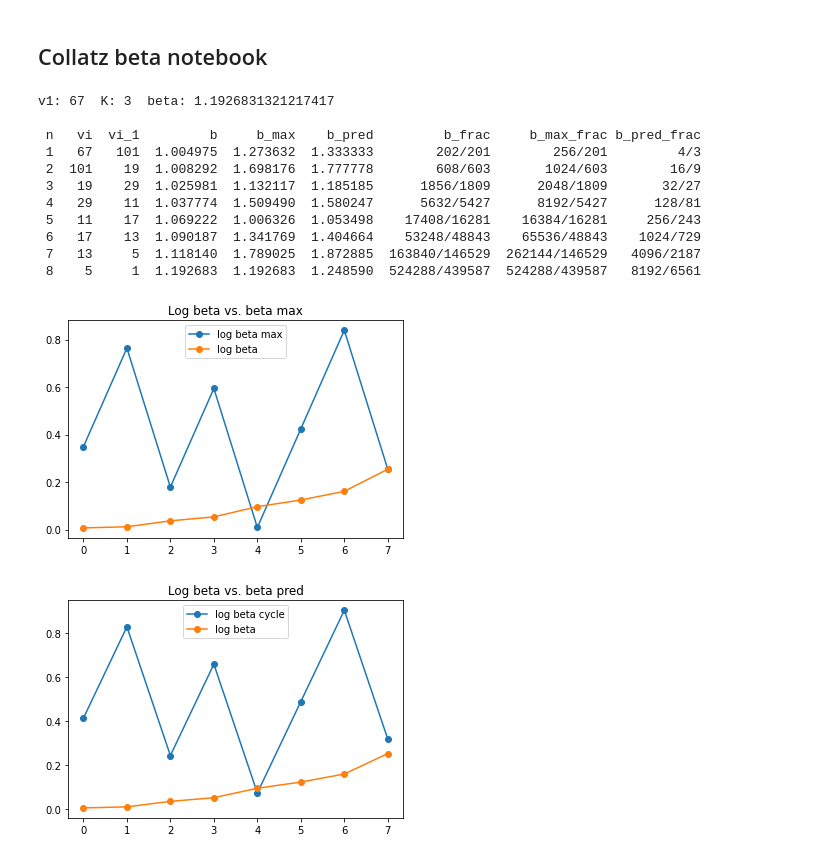
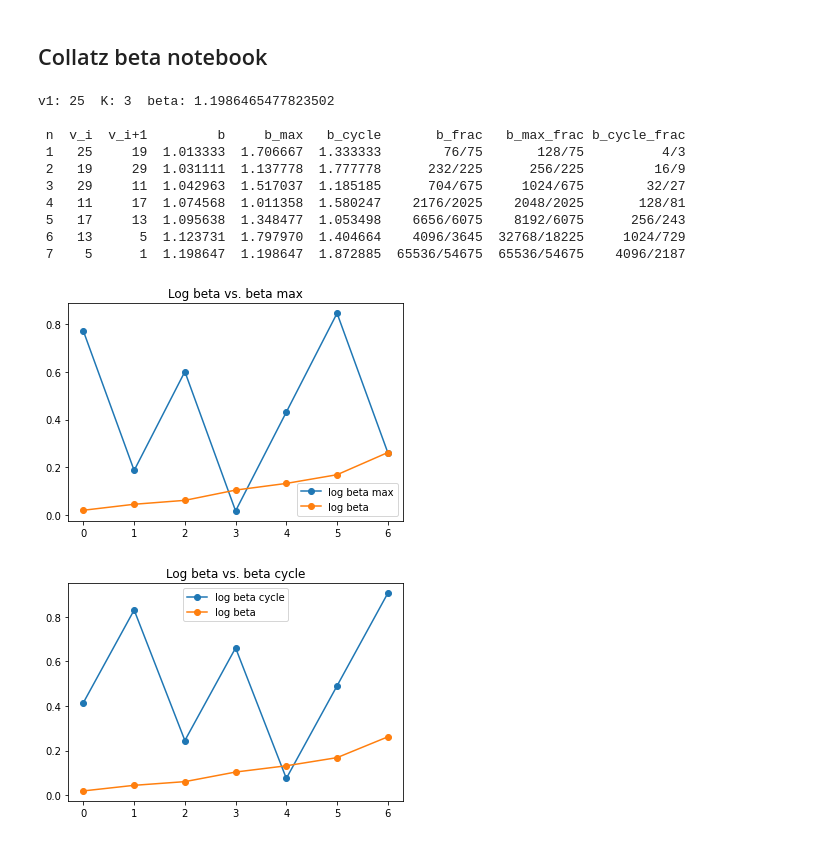
Before and after one commit to c4ristian/collatz, a Jupyter notebook: notebooks/beta.ipynb, the cells around one changed output. Cells and saved outputs as stored; diff of their text form; code cells hidden in the pictures.

```diff
--- a/notebooks/beta.ipynb
+++ b/notebooks/beta.ipynb
@@ -3,8 +3,7 @@
 # %%
 """
 This notebook analyses the betas of collatz sequences and their relationship
-to other components. The beta  of an odd collatz number is defined by the
-following equation: beta = 1 + 1/k*x where x is the odd number.
+to other components.
 """
 
 # Fix possible import problems
@@ -30,19 +29,16 @@ start_value = rnd.randint(1, max_value)
 if start_value % 2 == 0:
     start_value = start_value + 1
 
-# start_value = 35
-
 pd.set_option('display.expand_frame_repr', False)
 pd.set_option('display.max_rows', 10000)
 pd.set_option('display.expand_frame_repr', False)
 
-# Create a collatz sequence and analyse it
+# Generate Collatz sequence
 analysis_frame = gen.generate_odd_collatz_sequence(
     start_value=start_value, k=k, max_iterations=max_iterations)
 
-# Drop last row if sequences has ended with 1
-if len(analysis_frame) > 1:
-    analysis_frame = analysis_frame[:-1]
+# Drop last row
+analysis_frame = analysis_frame[:-1]
 
 # Derive additional fields
 analysis_frame["n"] = analysis_frame.index + 1
@@ -62,11 +58,11 @@ analysis_frame["beta_log"] = analysis_frame["beta"].apply(log2)
 analysis_frame["beta_log_max"] = analysis_frame["alpha_max"] - \
                              analysis_frame["n"] * log2(k) - log2(start_value)
 
-analysis_frame["beta_log_pred"] = (analysis_frame["n"] * log2(k)).astype('int64') + 1 - \
+analysis_frame["beta_log_cycle"] = (analysis_frame["n"] * log2(k)).astype('int64') + 1 - \
                                    analysis_frame["n"] * log2(k)
 
 analysis_frame["beta_max"] = 2**analysis_frame["beta_log_max"]
-analysis_frame["beta_pred"] = 2**analysis_frame["beta_log_pred"]
+analysis_frame["beta_cycle"] = 2**analysis_frame["beta_log_cycle"]
 
 analysis_frame["beta_frac"] = analysis_frame["beta"].apply(
     Fraction.from_float).apply(Fraction.limit_denominator)
@@ -74,19 +70,19 @@ analysis_frame["beta_frac"] = analysis_frame["beta"].apply(
 analysis_frame["beta_max_frac"] = analysis_frame["beta_max"].apply(
     Fraction.from_float).apply(Fraction.limit_denominator)
 
-analysis_frame["beta_pred_frac"] = analysis_frame["beta_pred"].apply(
+analysis_frame["beta_cycle_frac"] = analysis_frame["beta_cycle"].apply(
     Fraction.from_float).apply(Fraction.limit_denominator)
 
 # Print results
 print_frame = analysis_frame[[
     "n", "collatz","next_odd",
-    "beta", "beta_max", "beta_pred",
-    "beta_frac", "beta_max_frac", "beta_pred_frac"
+    "beta", "beta_max", "beta_cycle",
+    "beta_frac", "beta_max_frac", "beta_cycle_frac"
 ]]
 
-print_frame.columns = ["n","vi", "vi_1",
-                       "b", "b_max", "b_pred",
-                       "b_frac", "b_max_frac", "b_pred_frac"]
+print_frame.columns = ["n","v_i", "v_i+1",
+                       "b", "b_max", "b_cycle",
+                       "b_frac", "b_max_frac", "b_cycle_frac"]
 
 final_beta = analysis_frame["beta"][len(analysis_frame)-1]
 
@@ -96,31 +92,30 @@ print("v1:", start_value, " K:", k,
 
 print(print_frame.to_string(index=False), "\n")
 # %% [output]
-v1: 67  K: 3  beta: 1.1926831321217417
+v1: 25  K: 3  beta: 1.1986465477823502
 
- n   vi  vi_1         b     b_max    b_pred         b_frac     b_max_frac b_pred_frac
- 1   67   101  1.004975  1.273632  1.333333        202/201        256/201         4/3
- 2  101    19  1.008292  1.698176  1.777778        608/603       1024/603        16/9
- 3   19    29  1.025981  1.132117  1.185185      1856/1809      2048/1809       32/27
- 4   29    11  1.037774  1.509490  1.580247      5632/5427      8192/5427      128/81
- 5   11    17  1.069222  1.006326  1.053498    17408/16281    16384/16281     256/243
- 6   17    13  1.090187  1.341769  1.404664    53248/48843    65536/48843    1024/729
- 7   13     5  1.118140  1.789025  1.872885  163840/146529  262144/146529   4096/2187
- 8    5     1  1.192683  1.192683  1.248590  524288/439587  524288/439587   8192/6561
+ n  v_i  v_i+1         b     b_max   b_cycle       b_frac   b_max_frac b_cycle_frac
+ 1   25     19  1.013333  1.706667  1.333333        76/75       128/75          4/3
+ 2   19     29  1.031111  1.137778  1.777778      232/225      256/225         16/9
+ 3   29     11  1.042963  1.517037  1.185185      704/675     1024/675        32/27
+ 4   11     17  1.074568  1.011358  1.580247    2176/2025    2048/2025       128/81
+ 5   17     13  1.095638  1.348477  1.053498    6656/6075    8192/6075      256/243
+ 6   13      5  1.123731  1.797970  1.404664    4096/3645  32768/18225     1024/729
+ 7    5      1  1.198647  1.198647  1.872885  65536/54675  65536/54675    4096/2187
 # %%
 # Plot results
 plt.figure()
 plt.title("Log beta vs. beta max")
 plt.plot(analysis_frame["beta_log_max"], "-o", label="log beta max")
 plt.plot(analysis_frame["beta_log"], "-o", label='log beta')
 plt.legend()
 
 plt.figure()
-plt.title("Log beta vs. beta pred")
-plt.plot(analysis_frame["beta_log_pred"], "-o", label="log beta cycle")
+plt.title("Log beta vs. beta cycle")
+plt.plot(analysis_frame["beta_log_cycle"], "-o", label="log beta cycle")
 plt.plot(analysis_frame["beta_log"], "-o", label='log beta')
 plt.legend()
 plt.show()
 # %% [output]
-[figure, old version]
+[figure, new version]
-[figure, old version]
+[figure, new version]
```
